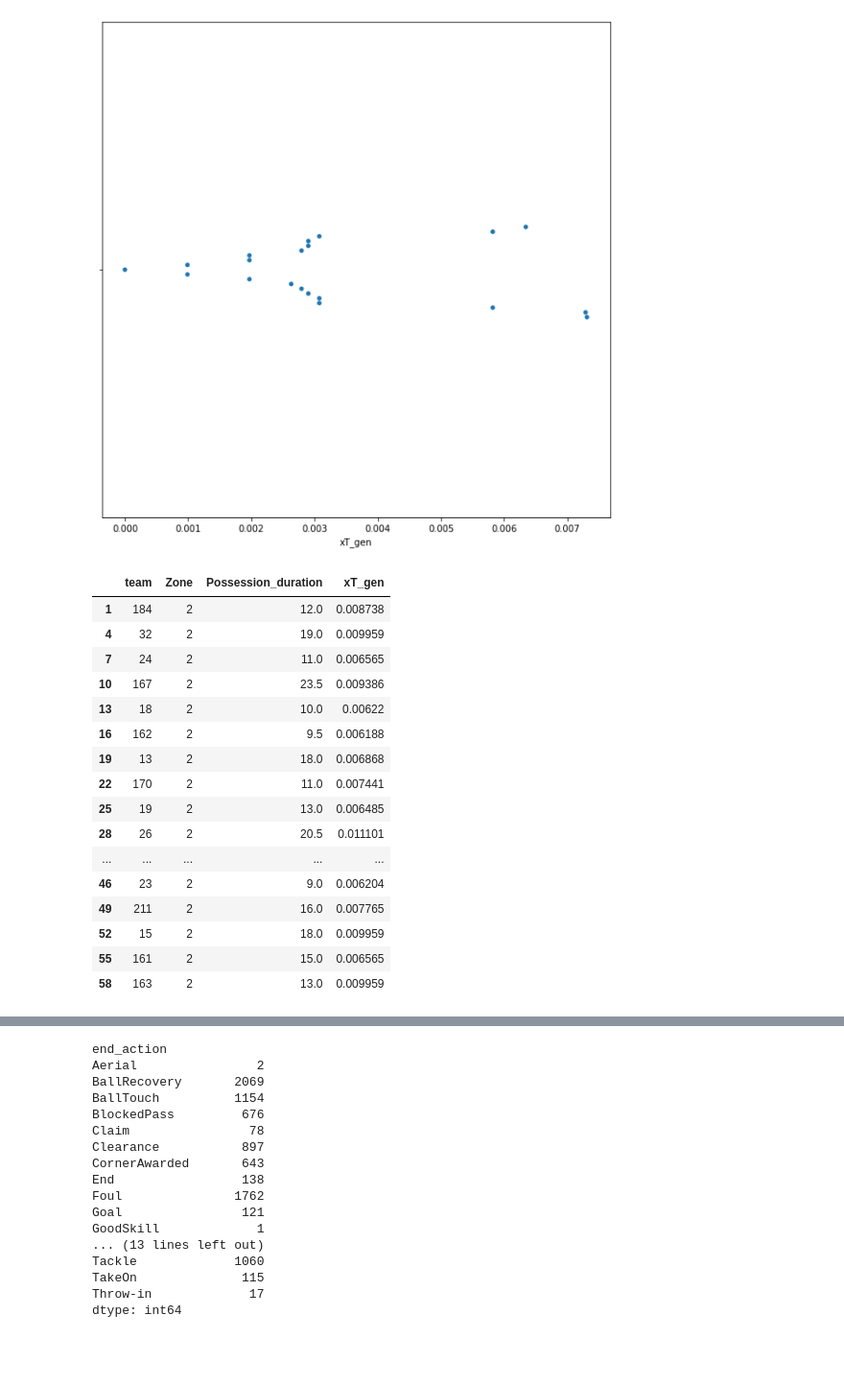
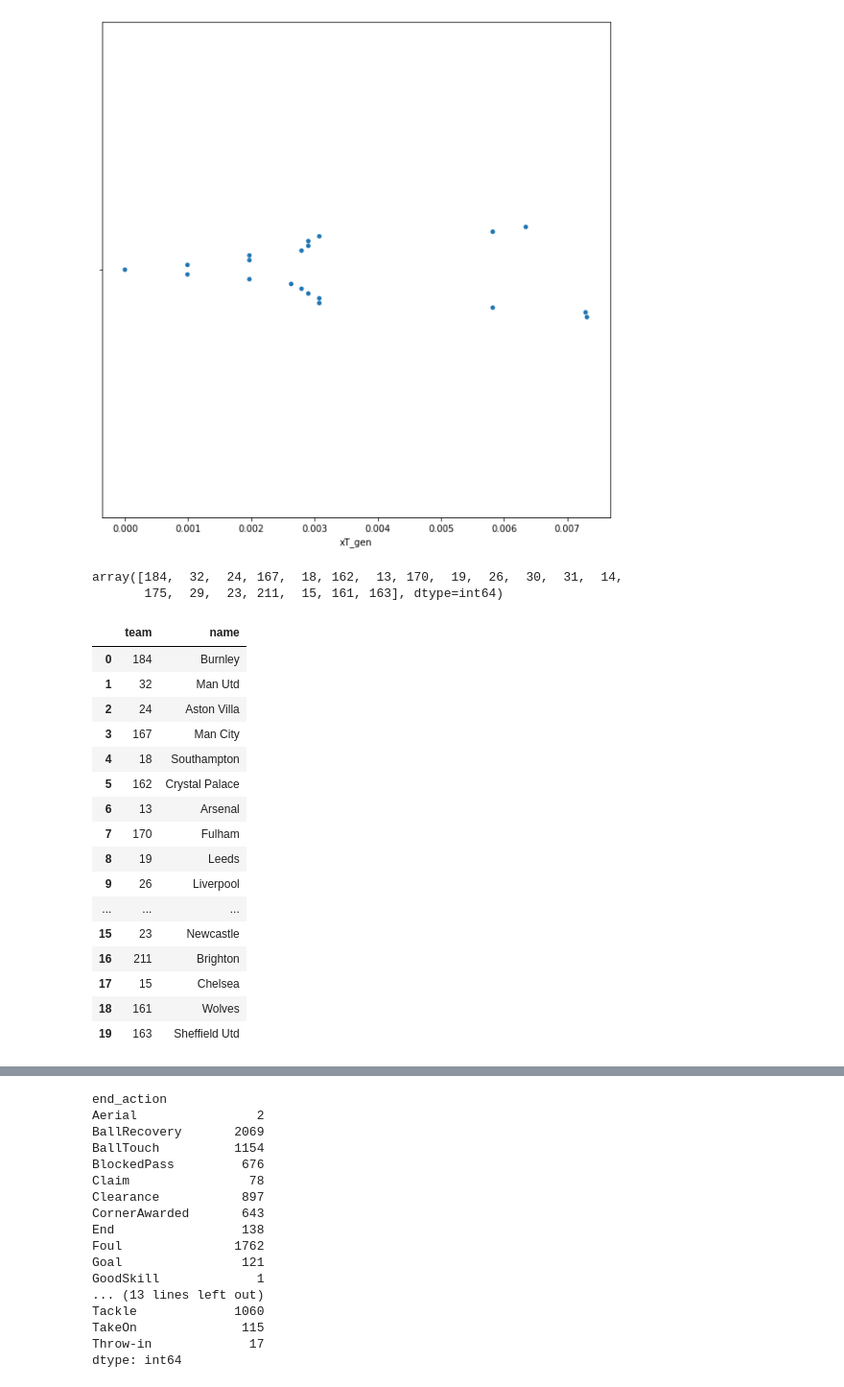
Before and after one commit to Rit-ctrl/UCSAS_2021_Poster, a Jupyter notebook: notebooks/03-Results.ipynb, the cells around one changed output, grey strips where cells are left out. Shown at 96% size. Saved outputs shown, nothing was run; the diff lists cells and outputs as text; code cells hidden in the pictures; blank space fills up the shorter version.

Commit message:
results summary

```diff
--- a/notebooks/03-Results.ipynb
+++ b/notebooks/03-Results.ipynb
@@ -291,23 +201,8 @@ sns.swarmplot(x="xT_gen", data=df_results.query("Zone == 3"),ax=ax)
 # %% [output]
 <AxesSubplot:xlabel='xT_gen'>
 [figure]
-# %%
-df_results.query("Zone == 2")
-# %% [output]
-|  | team | Zone | Possession_duration | xT_gen |
-| 1 | 184 | 2 | 12.0 | 0.008738 |
-| 4 | 32 | 2 | 19.0 | 0.009959 |
-| 7 | 24 | 2 | 11.0 | 0.006565 |
-| 10 | 167 | 2 | 23.5 | 0.009386 |
-| 13 | 18 | 2 | 10.0 | 0.00622 |
-| 16 | 162 | 2 | 9.5 | 0.006188 |
-| 19 | 13 | 2 | 18.0 | 0.006868 |
-| 22 | 170 | 2 | 11.0 | 0.007441 |
-| 25 | 19 | 2 | 13.0 | 0.006485 |
-| 28 | 26 | 2 | 20.5 | 0.011101 |
-| ... | ... | ... | ... | ... |
-| 46 | 23 | 2 | 9.0 | 0.006204 |
-| 49 | 211 | 2 | 16.0 | 0.007765 |
-| 52 | 15 | 2 | 18.0 | 0.009959 |
-| 55 | 161 | 2 | 15.0 | 0.006565 |
-| 58 | 163 | 2 | 13.0 | 0.009959 |
+# %%
+teams
+# %% [output]
+array([184,  32,  24, 167,  18, 162,  13, 170,  19,  26,  30,  31,  14,
+       175,  29,  23, 211,  15, 161, 163], dtype=int64)
@@ -313,0 +213,24 @@ df_results.query("Zone == 2")
+# %%
+df_teams = pd.DataFrame(None)
+df_teams['team'] = teams
+df_teams['name'] = team_names
+
+df_teams
+# %% [output]
+|  | team | name |
+| 0 | 184 | Burnley |
+| 1 | 32 | Man Utd |
+| 2 | 24 | Aston Villa |
+| 3 | 167 | Man City |
+| 4 | 18 | Southampton |
+| 5 | 162 | Crystal Palace |
+| 6 | 13 | Arsenal |
+| 7 | 170 | Fulham |
+| 8 | 19 | Leeds |
+| 9 | 26 | Liverpool |
+| ... | ... | ... |
+| 15 | 23 | Newcastle |
+| 16 | 211 | Brighton |
+| 17 | 15 | Chelsea |
+| 18 | 161 | Wolves |
+| 19 | 163 | Sheffield Utd |
```
Also changed, not shown: parts of 14 cells of this notebook.
